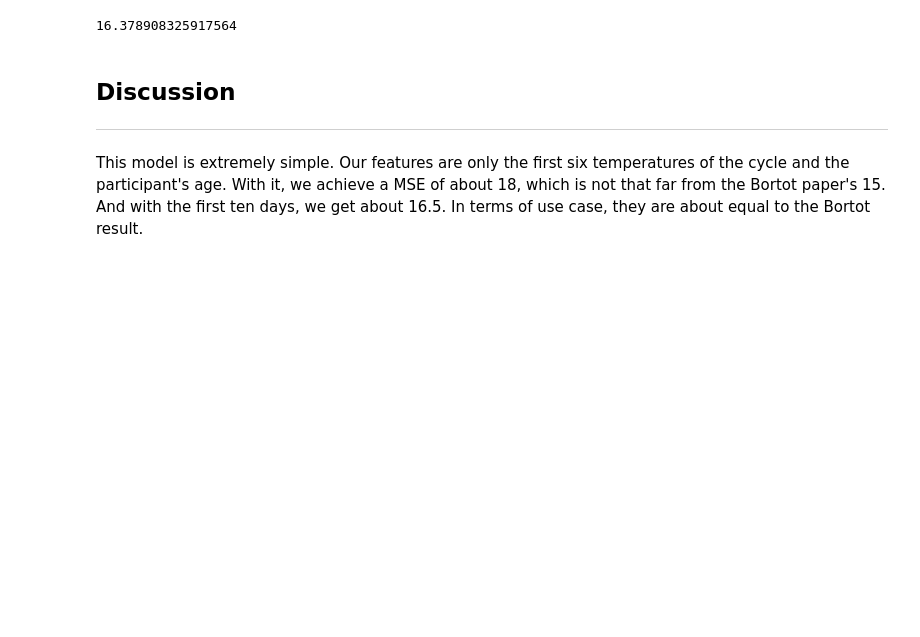
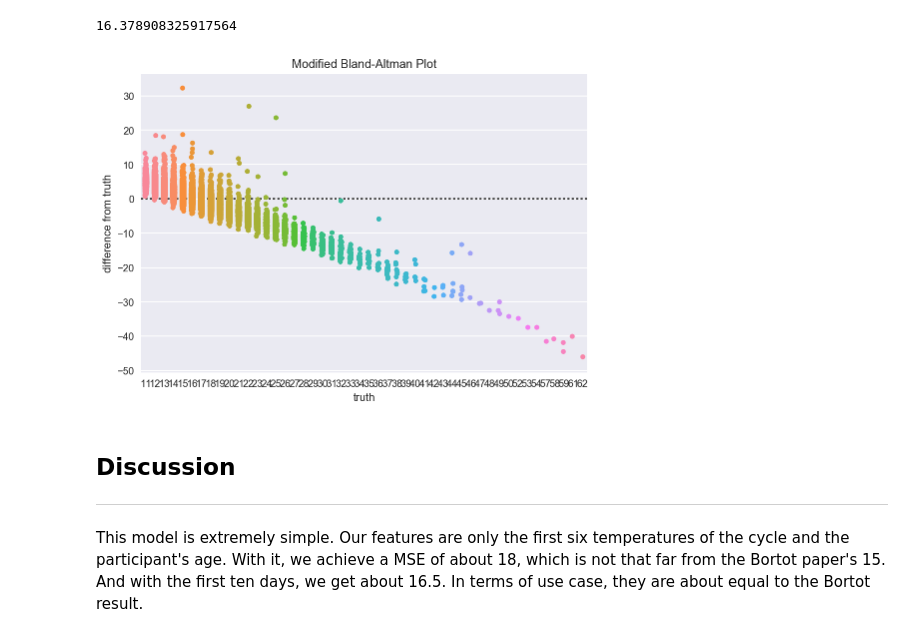
Before and after one commit to SMU-Ubicomp-Lab/OpenCycle, a Jupyter notebook: notebooks/4.0-adm-grouped-cross-validation.ipynb, the cells around one changed output. Saved outputs shown, nothing was run; the diff lists cells and outputs as text; code cells hidden in the pictures; blank space fills up the shorter version.

Commit message:
Extract modified Bland-Altman into package.

```diff
--- a/notebooks/4.0-adm-grouped-cross-validation.ipynb
+++ b/notebooks/4.0-adm-grouped-cross-validation.ipynb
@@ -47,3 +64,7 @@ mean_squared_error(y_pred=y_pred, y_true=y)
+# %%
+modified_bland_altman_plot(y_pred, y);
+# %% [output]
+[figure, added]
 # %% [markdown]
 ## Discussion
 ---
```
Also changed, not shown: parts of 3 cells of this notebook, 3 other files.
